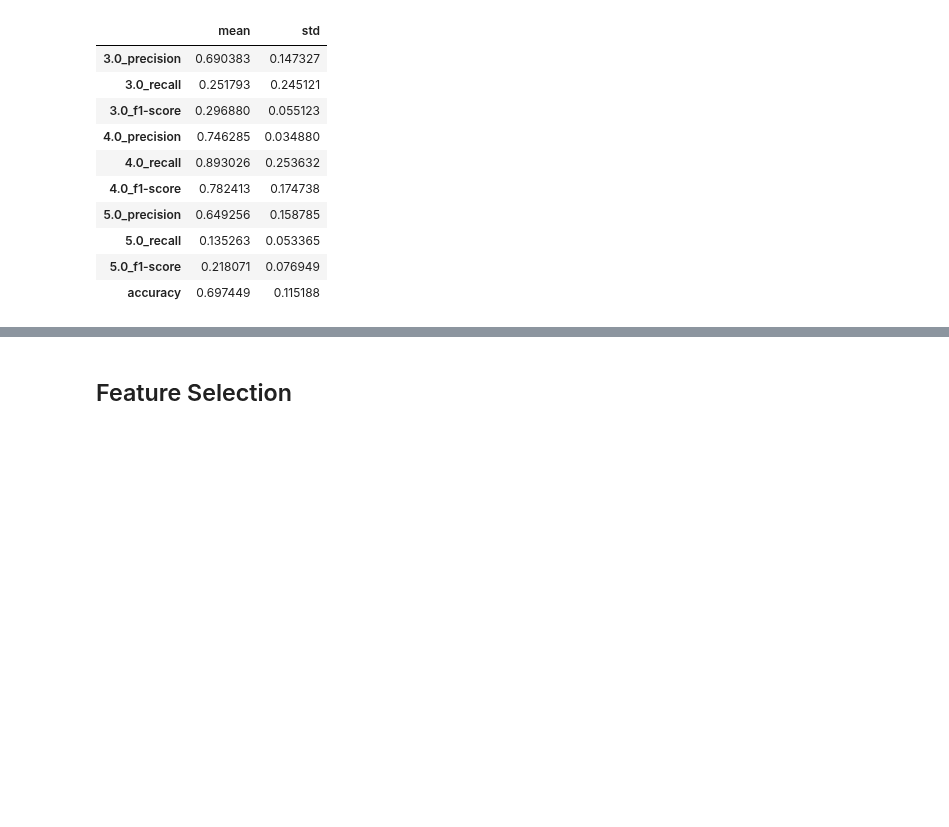
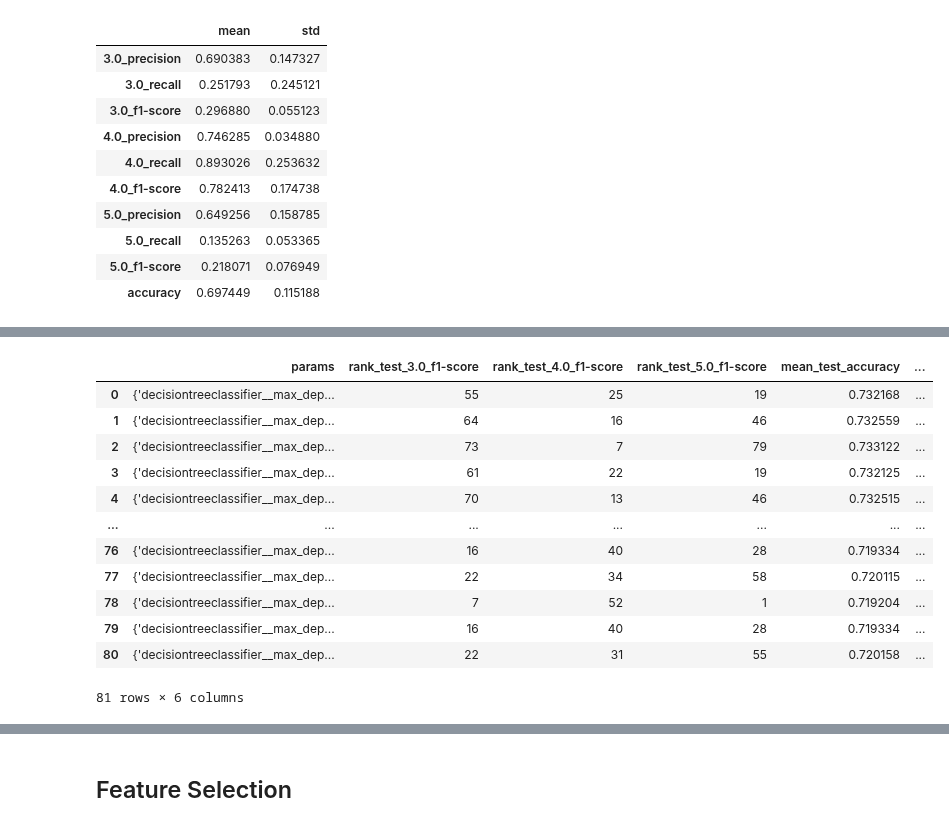
Before and after one commit to 7angel4/Goodreads-rating-classification, a Jupyter notebook: StackingClf.ipynb, the cells around one changed output, grey strips where cells are left out. Drawn from its saved outputs; the diff is of its cells as text; code cells hidden in the pictures; blank space fills up the shorter version.

```diff
--- a/StackingClf.ipynb
+++ b/StackingClf.ipynb
@@ -638,0 +648,4 @@ StackingCVClassifier prediction took 568.1727550029755 seconds.
+# %%
+param_grid = {'linearsvc__C': [1,3,5], 'multinomialnb__alpha': [0.1, 0.5, 1], 'logisticregression__max_iter': [50, 100, 150], 'decisiontreeclassifier__max_depth': [200, 300, 400]}
+sclf_knn.meta_classifier = CategoricalNB()
+grid4_cat = tune_hyperparameter(sclf_knn, param_grid, X, y, cv=2)
@@ -638,0 +670,16 @@ StackingCVClassifier prediction took 568.1727550029755 seconds.
+# %%
+grid4_cat[score_metrics]
+# %% [output]
+|  | params | rank_test_3.0_f1-score | rank_test_4.0_f1-score | rank_test_5.0_f1-score | mean_test_accuracy | ... |
+| 0 | {'decisiontreeclassifier__max_dep... | 55 | 25 | 19 | 0.732168 | ... |
+| 1 | {'decisiontreeclassifier__max_dep... | 64 | 16 | 46 | 0.732559 | ... |
+| 2 | {'decisiontreeclassifier__max_dep... | 73 | 7 | 79 | 0.733122 | ... |
+| 3 | {'decisiontreeclassifier__max_dep... | 61 | 22 | 19 | 0.732125 | ... |
+| 4 | {'decisiontreeclassifier__max_dep... | 70 | 13 | 46 | 0.732515 | ... |
+| ... | ... | ... | ... | ... | ... | ... |
+| 76 | {'decisiontreeclassifier__max_dep... | 16 | 40 | 28 | 0.719334 | ... |
+| 77 | {'decisiontreeclassifier__max_dep... | 22 | 34 | 58 | 0.720115 | ... |
+| 78 | {'decisiontreeclassifier__max_dep... | 7 | 52 | 1 | 0.719204 | ... |
+| 79 | {'decisiontreeclassifier__max_dep... | 16 | 40 | 28 | 0.719334 | ... |
+| 80 | {'decisiontreeclassifier__max_dep... | 22 | 31 | 55 | 0.720158 | ... |
+81 rows × 6 columns
```
Also changed, not shown: parts of 17 cells of this notebook, 3 other files.
